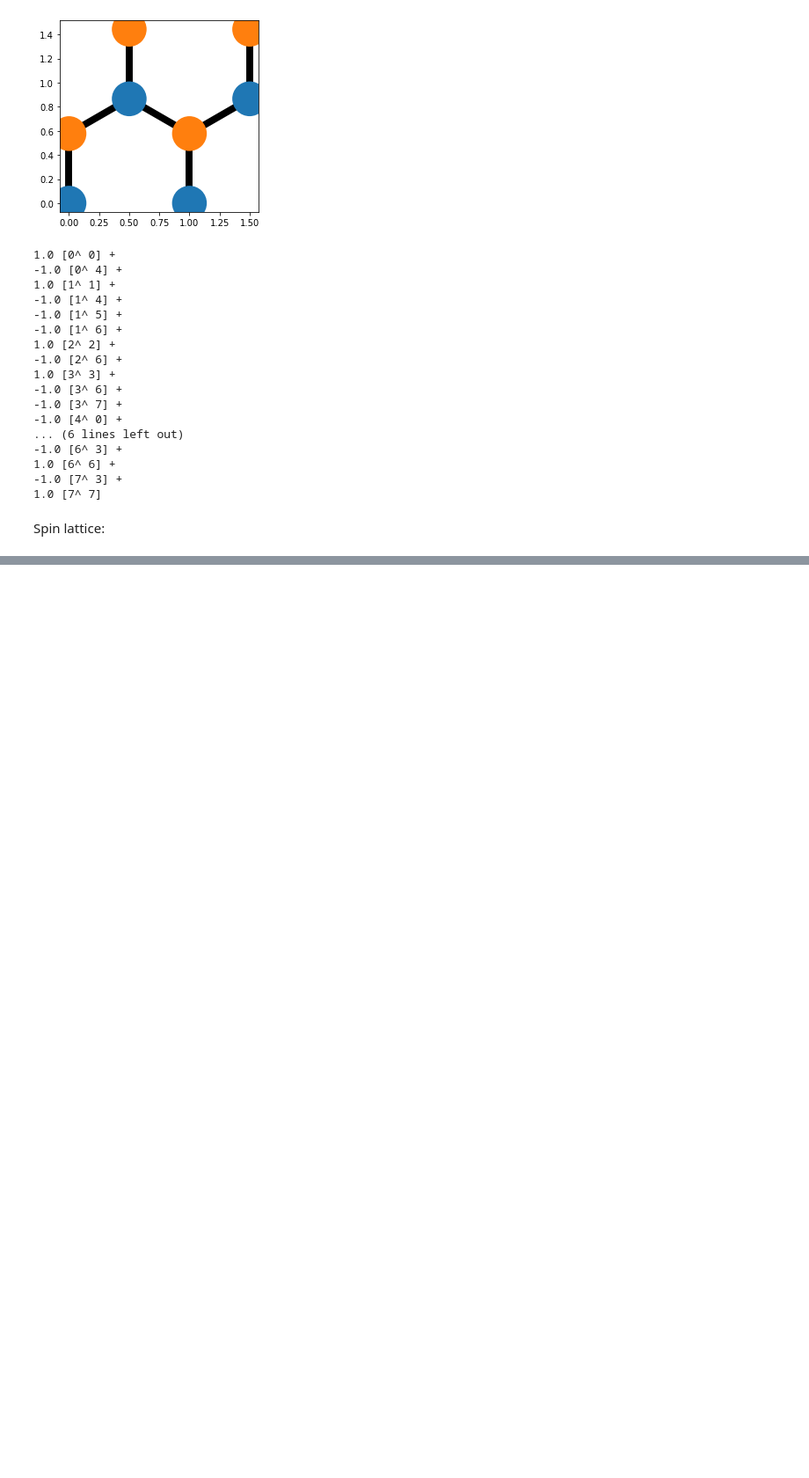
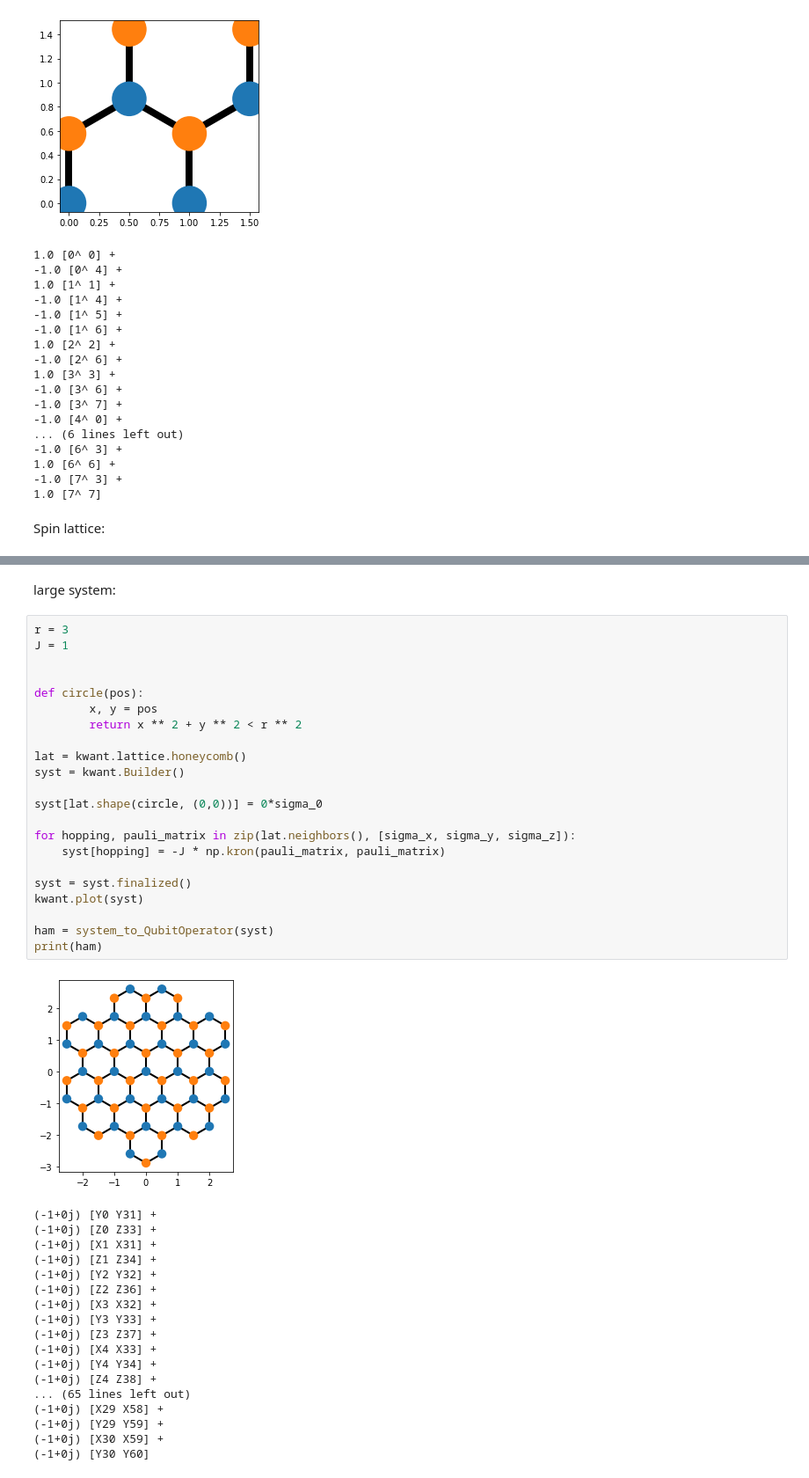
Before and after one commit to alicjadut/kwant_to_openfermion, a Jupyter notebook: demo.ipynb, the cells around one changed output, grey strips where cells are left out. Shown at 88% size. Drawn from its saved outputs; the diff is of its cells as text; blank space fills up the shorter version.

```diff
--- a/demo.ipynb
+++ b/demo.ipynb
@@ -159,0 +195,43 @@ print(ham)
+# %% [markdown]
+large system:
+# %%
+r = 3
+J = 1
+
+
+def circle(pos):
+        x, y = pos
+        return x ** 2 + y ** 2 < r ** 2
+
+lat = kwant.lattice.honeycomb()
+syst = kwant.Builder()
+
+syst[lat.shape(circle, (0,0))] = 0*sigma_0
+
+for hopping, pauli_matrix in zip(lat.neighbors(), [sigma_x, sigma_y, sigma_z]):
+    syst[hopping] = -J * np.kron(pauli_matrix, pauli_matrix)
+
+syst = syst.finalized()
+kwant.plot(syst)
+
+ham = system_to_QubitOperator(syst)
+print(ham)
+# %% [output]
+[figure, added]
+(-1+0j) [Y0 Y31] +
+(-1+0j) [Z0 Z33] +
+(-1+0j) [X1 X31] +
+(-1+0j) [Z1 Z34] +
+(-1+0j) [Y2 Y32] +
+(-1+0j) [Z2 Z36] +
+(-1+0j) [X3 X32] +
+(-1+0j) [Y3 Y33] +
+(-1+0j) [Z3 Z37] +
+(-1+0j) [X4 X33] +
+(-1+0j) [Y4 Y34] +
+(-1+0j) [Z4 Z38] +
+... (65 lines left out)
+(-1+0j) [X29 X58] +
+(-1+0j) [Y29 Y59] +
+(-1+0j) [X30 X59] +
+(-1+0j) [Y30 Y60]
```
Also changed, not shown: parts of 4 cells of this notebook.
